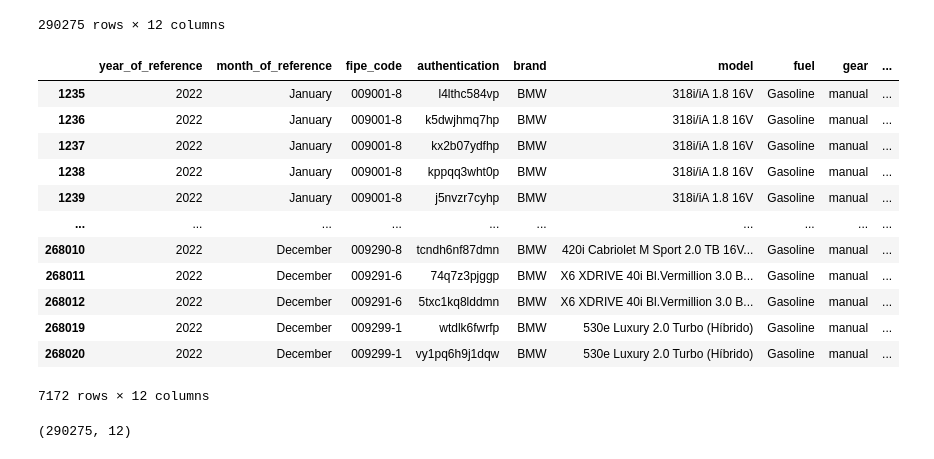
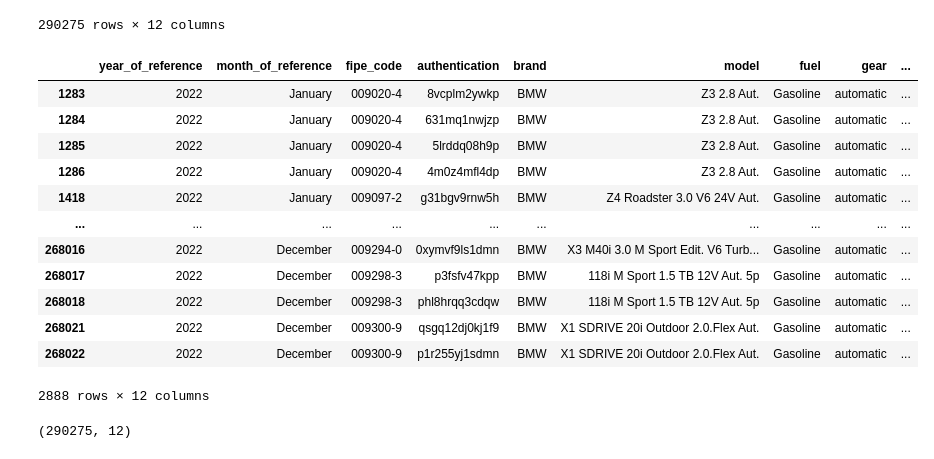
Before and after one commit to 1caue/Pandas, a Jupyter notebook: Numpy/Numpy.ipynb, the cells around one changed output. Saved outputs shown, nothing was run; the diff lists cells and outputs as text; code cells hidden in the pictures.

```diff
--- a/Numpy/Numpy.ipynb
+++ b/Numpy/Numpy.ipynb
@@ -191,22 +193,22 @@ fipe
 | 290274 | 2022 | December | 061001-1 | j7gt9020nqvt | Walk | Buggy Walk Sport 1.6 8V 58cv | Gasoline | manual | ... |
 290275 rows × 12 columns
 # %%
-finalfil = fipe[(fipe['brand'] == "BMW") & (fipe['gear'] == "manual") & (fipe['year_of_reference'] == 2022)]
+finalfil = fipe[(fipe['brand'] == "BMW") & (fipe['gear'] == "automatic") & (fipe['year_of_reference'] == 2022)]
 finalfil
 # %% [output]
 |  | year_of_reference | month_of_reference | fipe_code | authentication | brand | model | fuel | gear | ... |
-| 1235 | 2022 | January | 009001-8 | l4lthc584vp | BMW | 318i/iA 1.8 16V | Gasoline | manual | ... |
-| 1236 | 2022 | January | 009001-8 | k5dwjhmq7hp | BMW | 318i/iA 1.8 16V | Gasoline | manual | ... |
-| 1237 | 2022 | January | 009001-8 | kx2b07ydfhp | BMW | 318i/iA 1.8 16V | Gasoline | manual | ... |
-| 1238 | 2022 | January | 009001-8 | kppqq3wht0p | BMW | 318i/iA 1.8 16V | Gasoline | manual | ... |
-| 1239 | 2022 | January | 009001-8 | j5nvzr7cyhp | BMW | 318i/iA 1.8 16V | Gasoline | manual | ... |
+| 1283 | 2022 | January | 009020-4 | 8vcplm2ywkp | BMW | Z3 2.8 Aut. | Gasoline | automatic | ... |
+| 1284 | 2022 | January | 009020-4 | 631mq1nwjzp | BMW | Z3 2.8 Aut. | Gasoline | automatic | ... |
+| 1285 | 2022 | January | 009020-4 | 5lrddq08h9p | BMW | Z3 2.8 Aut. | Gasoline | automatic | ... |
+| 1286 | 2022 | January | 009020-4 | 4m0z4mfl4dp | BMW | Z3 2.8 Aut. | Gasoline | automatic | ... |
+| 1418 | 2022 | January | 009097-2 | g31bgv9rnw5h | BMW | Z4 Roadster 3.0 V6 24V Aut. | Gasoline | automatic | ... |
 | ... | ... | ... | ... | ... | ... | ... | ... | ... | ... |
-| 268010 | 2022 | December | 009290-8 | tcndh6nf87dmn | BMW | 420i Cabriolet M Sport 2.0 TB 16V... | Gasoline | manual | ... |
-| 268011 | 2022 | December | 009291-6 | 74q7z3pjggp | BMW | X6 XDRIVE 40i Bl.Vermillion 3.0 B... | Gasoline | manual | ... |
-| 268012 | 2022 | December | 009291-6 | 5txc1kq8lddmn | BMW | X6 XDRIVE 40i Bl.Vermillion 3.0 B... | Gasoline | manual | ... |
-| 268019 | 2022 | December | 009299-1 | wtdlk6fwrfp | BMW | 530e Luxury 2.0 Turbo (Híbrido) | Gasoline | manual | ... |
-| 268020 | 2022 | December | 009299-1 | vy1pq6h9j1dqw | BMW | 530e Luxury 2.0 Turbo (Híbrido) | Gasoline | manual | ... |
+| 268016 | 2022 | December | 009294-0 | 0xymvf9ls1dmn | BMW | X3 M40i 3.0 M Sport Edit. V6 Turb... | Gasoline | automatic | ... |
+| 268017 | 2022 | December | 009298-3 | p3fsfv47kpp | BMW | 118i M Sport 1.5 TB 12V Aut. 5p | Gasoline | automatic | ... |
+| 268018 | 2022 | December | 009298-3 | phl8hrqq3cdqw | BMW | 118i M Sport 1.5 TB 12V Aut. 5p | Gasoline | automatic | ... |
+| 268021 | 2022 | December | 009300-9 | qsgq12dj0kj1f9 | BMW | X1 SDRIVE 20i Outdoor 2.0.Flex Aut. | Gasoline | automatic | ... |
+| 268022 | 2022 | December | 009300-9 | p1r255yj1sdmn | BMW | X1 SDRIVE 20i Outdoor 2.0.Flex Aut. | Gasoline | automatic | ... |
-7172 rows × 12 columns
+2888 rows × 12 columns
 # %%
 fipe.shape
 # %% [output]
```
Also changed, not shown: parts of 10 cells of this notebook.
